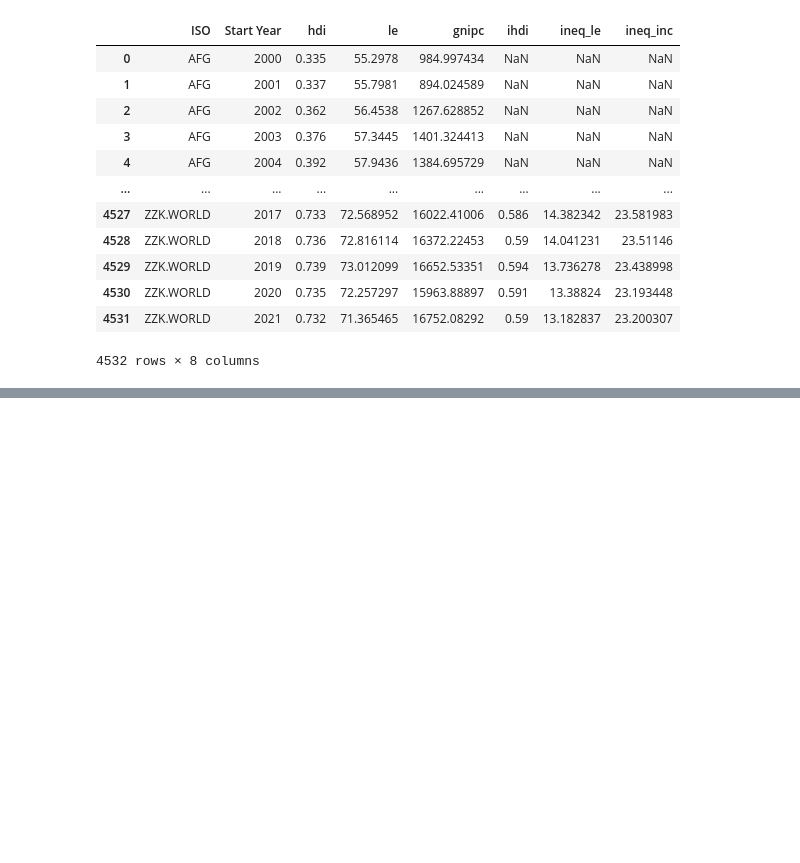
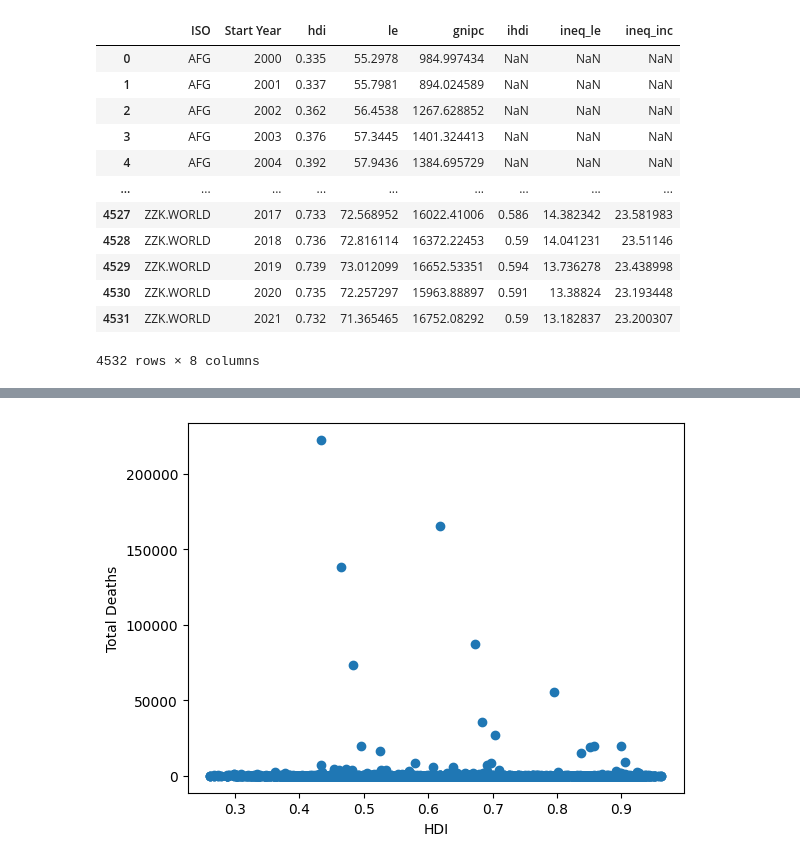
Before and after one commit to AshleyJubilee/disaster-analysis, a Jupyter notebook: economics.ipynb, the cells around one changed output, grey strips where cells are left out. Drawn from its saved outputs; the diff is of its cells as text; code cells hidden in the pictures; blank space fills up the shorter version.

```diff
--- a/economics.ipynb
+++ b/economics.ipynb
@@ -186,0 +200,6 @@ disasterHDIClean
+# %%
+# Drop NaN deaths and Total Affected values and copy into seperate dataframes
+disasterHDIDeaths = disasterHDIClean.dropna(axis=0, subset=["Total Deaths"])
+disasterHDIAffected = disasterHDIClean.dropna(axis=0, subset=["Total Affected"])
+disasterHDIAffected.reset_index()
+disasterHDIDeaths.reset_index()
@@ -204,0 +262,7 @@ disasterIneqClean
+# %%
+plt.scatter(disasterHDIDeaths["hdi"], disasterHDIDeaths["Total Deaths"])
+plt.xlabel("HDI")
+plt.ylabel("Total Deaths")
+plt.show()
+# %% [output]
+[figure, added]
```
Also changed, not shown: parts of 13 cells of this notebook.
